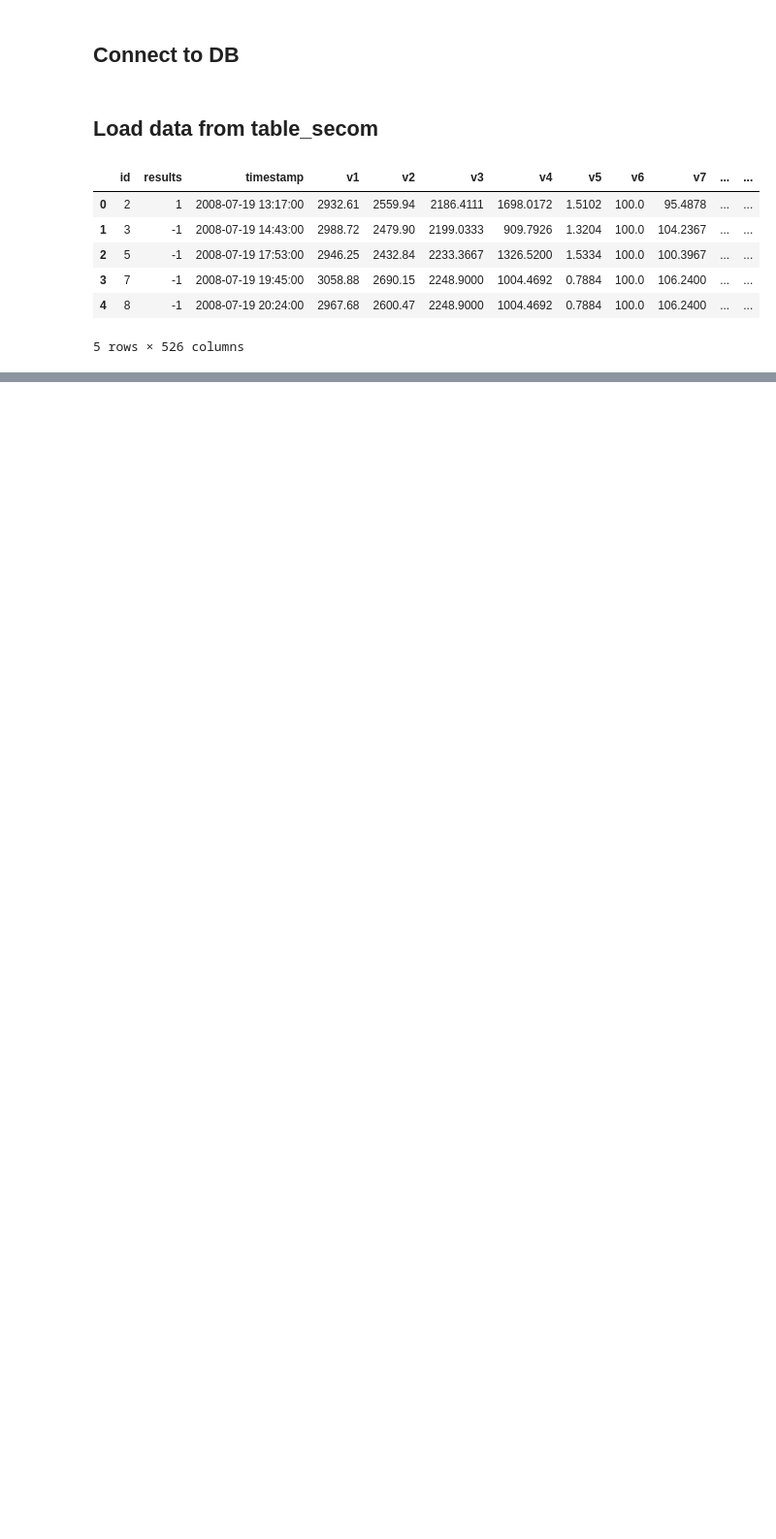
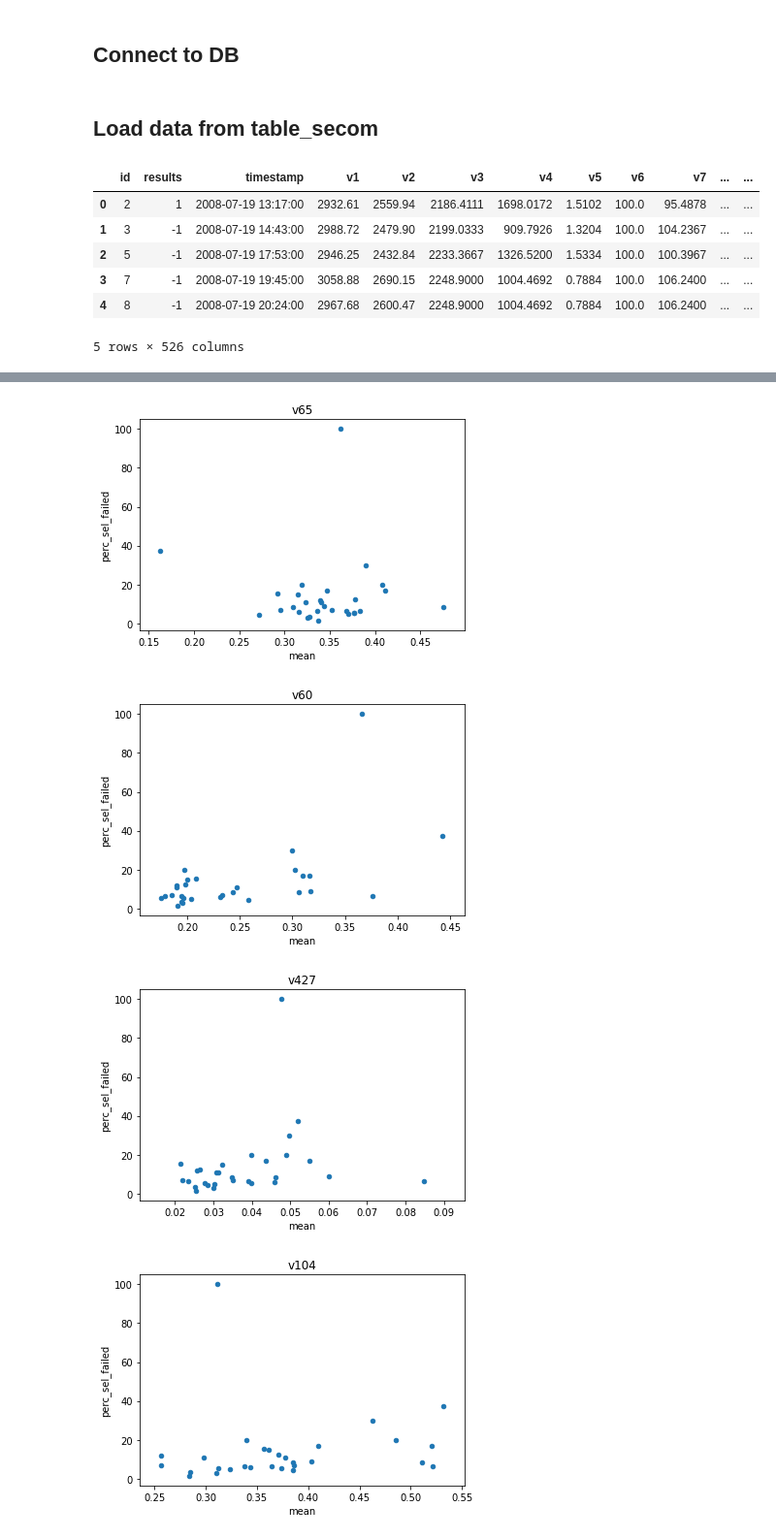
Before and after one commit to mvanegas10/Manufacturing-Process, a Jupyter notebook: Analysis/Analysis.ipynb, the cells around one changed output, grey strips where cells are left out. Shown: that part at 97% size. Cells and saved outputs as stored; diff of their text form; code cells hidden in the pictures; blank space fills up the shorter version.

Commit message:
Correlation between percentage of failure and variables

```diff
--- a/Analysis/Analysis.ipynb
+++ b/Analysis/Analysis.ipynb
@@ -66,0 +47,5 @@ df_week_behavior.sort_values(['perc_total_failed'], ascending=False).head()
+# %%
+df_week_behavior.sort_values(['perc_sel_failed'], ascending=False).head()
+df_week_behavior = df_week_behavior.reset_index()
+df_week_behavior['month_dayofweek'] = df_week_behavior['month'].map(str)  + '-' + df_week_behavior['dayofweek'].map(str)
+df_week_behavior.head()
@@ -66,0 +59,10 @@ df_week_behavior.sort_values(['perc_total_failed'], ascending=False).head()
+# %%
+df_week_var = df_table_secom.loc[:,list_imp_vars]
+scaler = MinMaxScaler()
+df_week_var_scaled = pd.DataFrame(scaler.fit_transform(df_week_var), columns=df_week_var.columns)
+df_week_var_scaled['month'] = df_table_secom.loc[:,['timestamp']]['timestamp'].dt.month
+df_week_var_scaled['dayofweek'] = df_table_secom.loc[:,['timestamp']]['timestamp'].dt.dayofweek
+# %%
+df_week_var = pd.melt(df_week_var_scaled.reset_index(), id_vars=['month','dayofweek'], value_vars=list_imp_vars, var_name='variable', value_name='value')
+df_week_var['month_dayofweek'] = df_week_var['month'].map(str)  + '-' + df_week_var['dayofweek'].map(str)
+df_week_var.head()
@@ -66,0 +76,7 @@ df_week_behavior.sort_values(['perc_total_failed'], ascending=False).head()
+# %%
+df_week_description = df_week_var.groupby(['month_dayofweek','variable'])['month_dayofweek','value'].describe()
+df_week_description.columns = df_week_description.columns.droplevel(0)
+df_week_description = df_week_description.reset_index()
+df_week_description = pd.merge(df_week_description, df_week_behavior,  how='left', left_on=['month_dayofweek'], right_on=['month_dayofweek'])
+df_week_description = df_week_description.sort_values(['month_dayofweek'])
+df_week_description.head()
@@ -66,0 +90,9 @@ df_week_behavior.sort_values(['perc_total_failed'], ascending=False).head()
+# %%
+for i,var in enumerate(list_imp_vars):
+    df_week_description[df_week_description['variable'] == var].plot(kind='scatter', x='mean', y='perc_sel_failed', title=var);
+plt.show()
+# %% [output]
+[figure, added]
+[figure, added]
+[figure, added]
+[figure, added]
```
Also changed, not shown: parts of 13 cells of this notebook.
